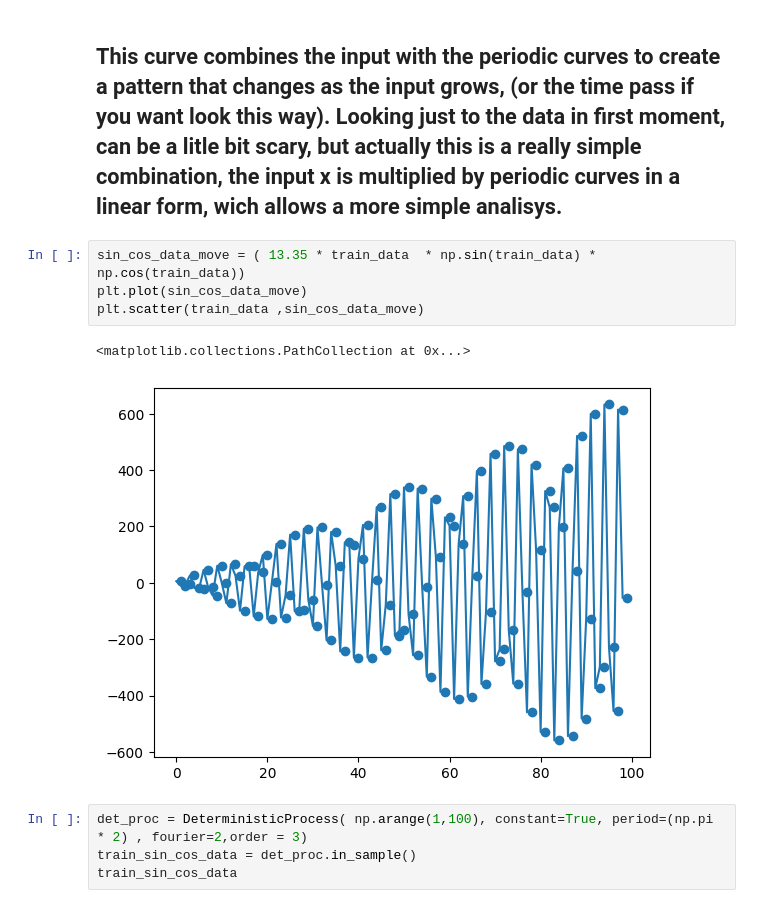
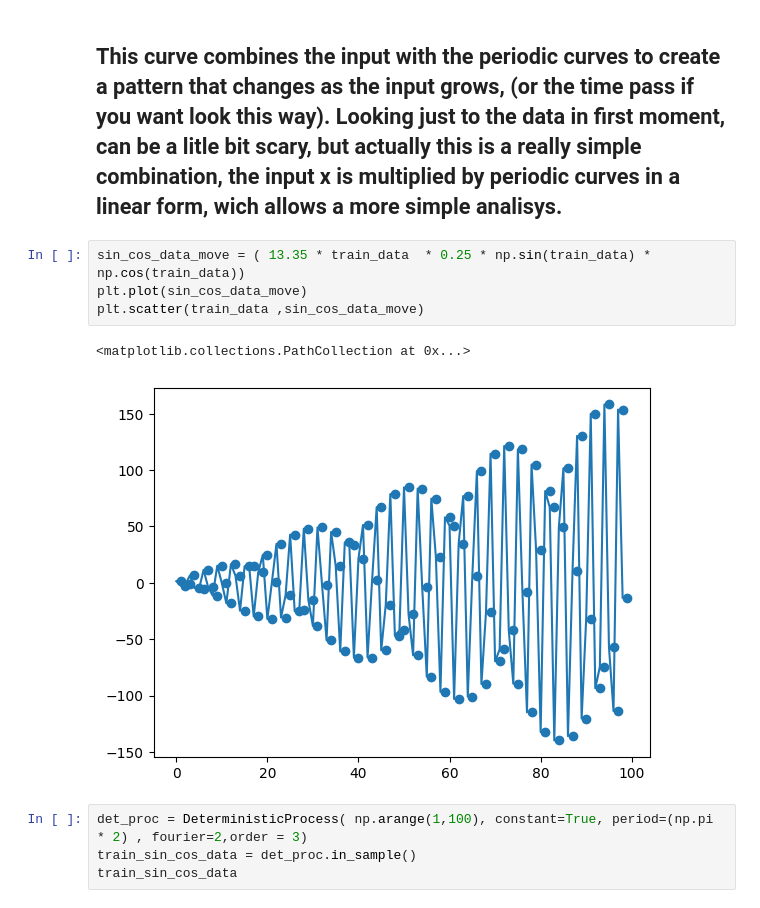
Before and after one commit to CaioMaxximus/Exploring-Different-Curves-with-Linear-Regression, a Jupyter notebook: creating-diferent-curves-with-linear-regression.ipynb, the cells around one changed output. Drawn from its saved outputs; the diff is of its cells as text.

```diff
--- a/creating-diferent-curves-with-linear-regression.ipynb
+++ b/creating-diferent-curves-with-linear-regression.ipynb
@@ -292,12 +275,12 @@ y =  (-7.675674904426817 * const) + (5.9118147161690535 * trend) + (-0.158345585
 # %% [markdown]
 ## This curve combines the input with the periodic curves to create a pattern that changes as the input grows, (or the time pass if you want look this way). Looking just to the data in first moment, can be a litle bit scary, but actually this is a really simple combination, the input x is multiplied by periodic curves in a linear form, wich allows a more simple analisys.
 # %%
-sin_cos_data_move = ( 13.35 * train_data  * np.sin(train_data) * np.cos(train_data))
+sin_cos_data_move = ( 13.35 * train_data  * 0.25 * np.sin(train_data) * np.cos(train_data))
 plt.plot(sin_cos_data_move)
 plt.scatter(train_data ,sin_cos_data_move)
 # %% [output]
 <matplotlib.collections.PathCollection at 0x...>
-[figure, old version]
+[figure, new version]
 # %%
 det_proc = DeterministicProcess( np.arange(1,100), constant=True, period=(np.pi * 2) , fourier=2,order = 3)
 train_sin_cos_data = det_proc.in_sample()
```
Also changed, not shown: parts of 45 cells of this notebook.
